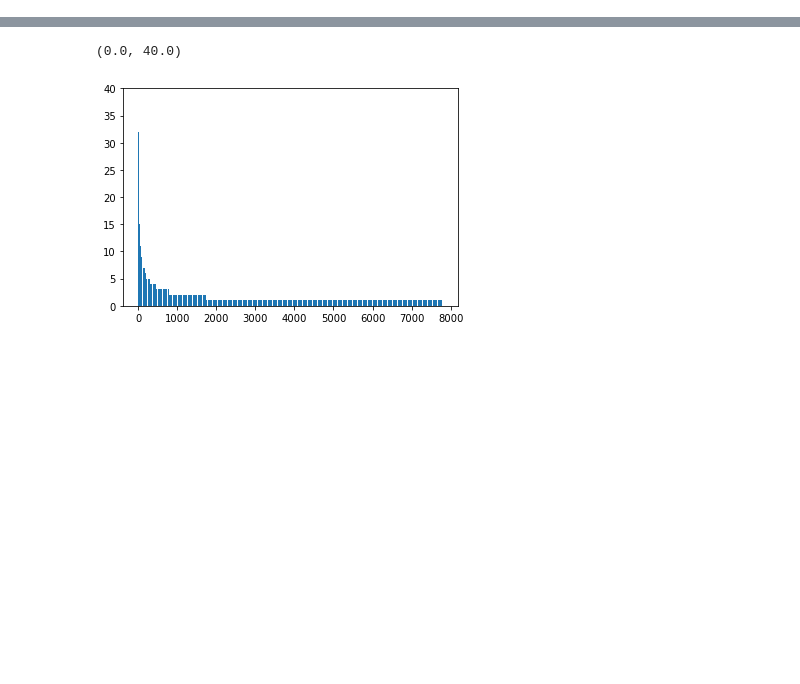
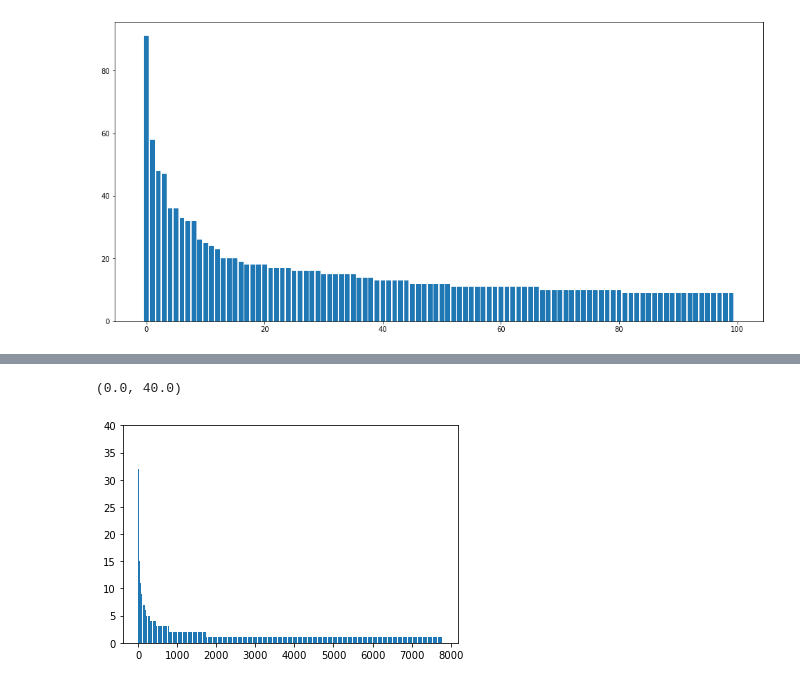
Before and after one commit to EN555/Author-Identification, a Jupyter notebook: Notebooks/playground.ipynb, the cells around one changed output, grey strips where cells are left out. Saved outputs shown, nothing was run; the diff lists cells and outputs as text; code cells hidden in the pictures; blank space fills up the shorter version.

```diff
--- a/Notebooks/playground.ipynb
+++ b/Notebooks/playground.ipynb
@@ -5,3 +5,6 @@ import numpy as np
 import pandas as pd
 import matplotlib.pyplot as plt
 import nltk
+# %%
+csv_path = "../data.csv"
+books_path = "../books1/epubtxt"
@@ -8,2 +112,2 @@ import nltk
 # %%
-df = pd.read_csv("../data.csv",index_col=0)
+df = pd.read_csv(csv_path,index_col=0)
@@ -63,0 +130,9 @@ df[df["author"]]
+# %%
+import matplotlib.pyplot as plt
+
+fig = plt.figure(figsize=(13, 6))
+ax = fig.add_axes([0,0,1,1])
+ax.bar(list([i for i in range(0,100)]), list(df.groupby("author").count().nlargest(100,"Text")["Text"]))
+plt.show()
+# %% [output]
+[figure, added]
```
Also changed, not shown: parts of 27 cells of this notebook.
